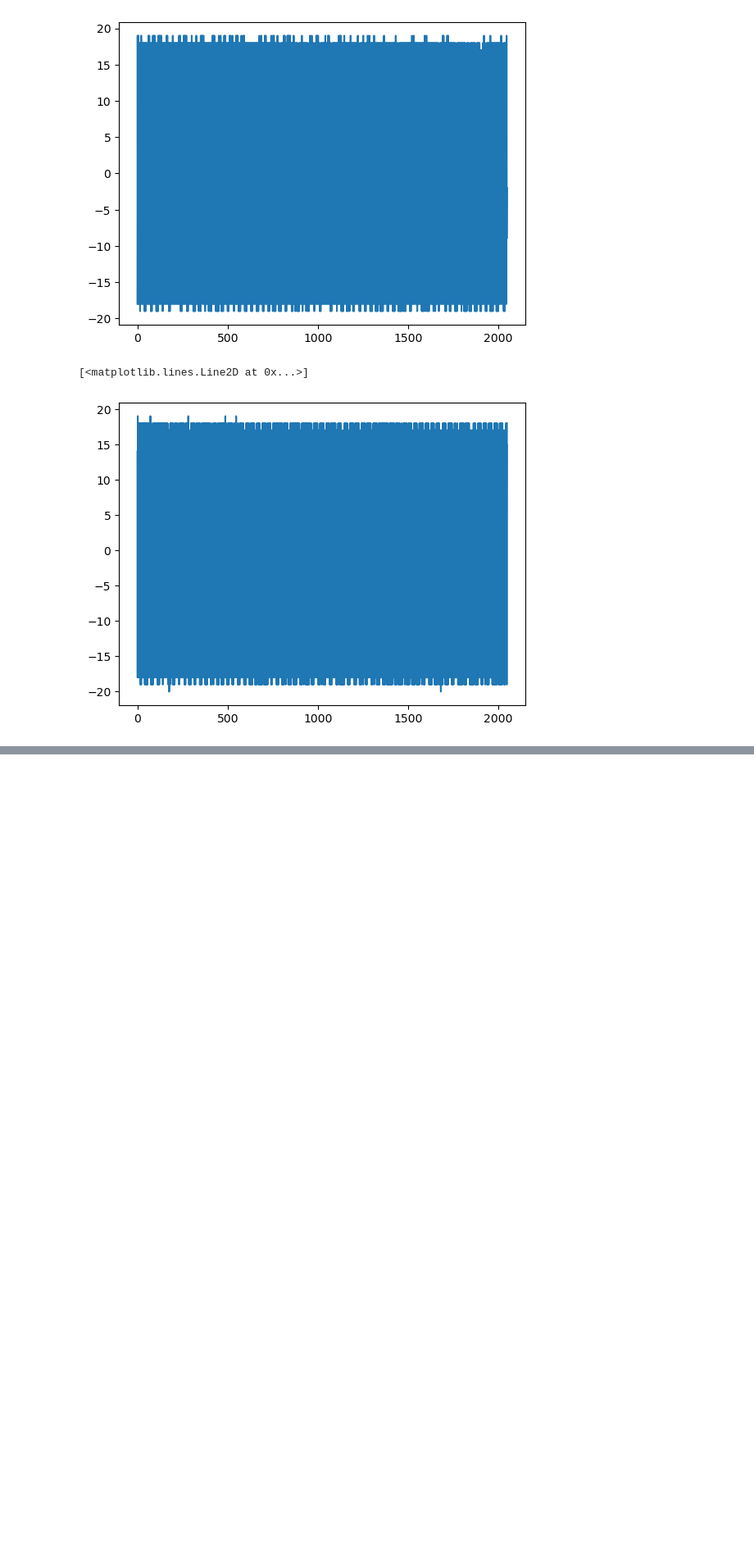
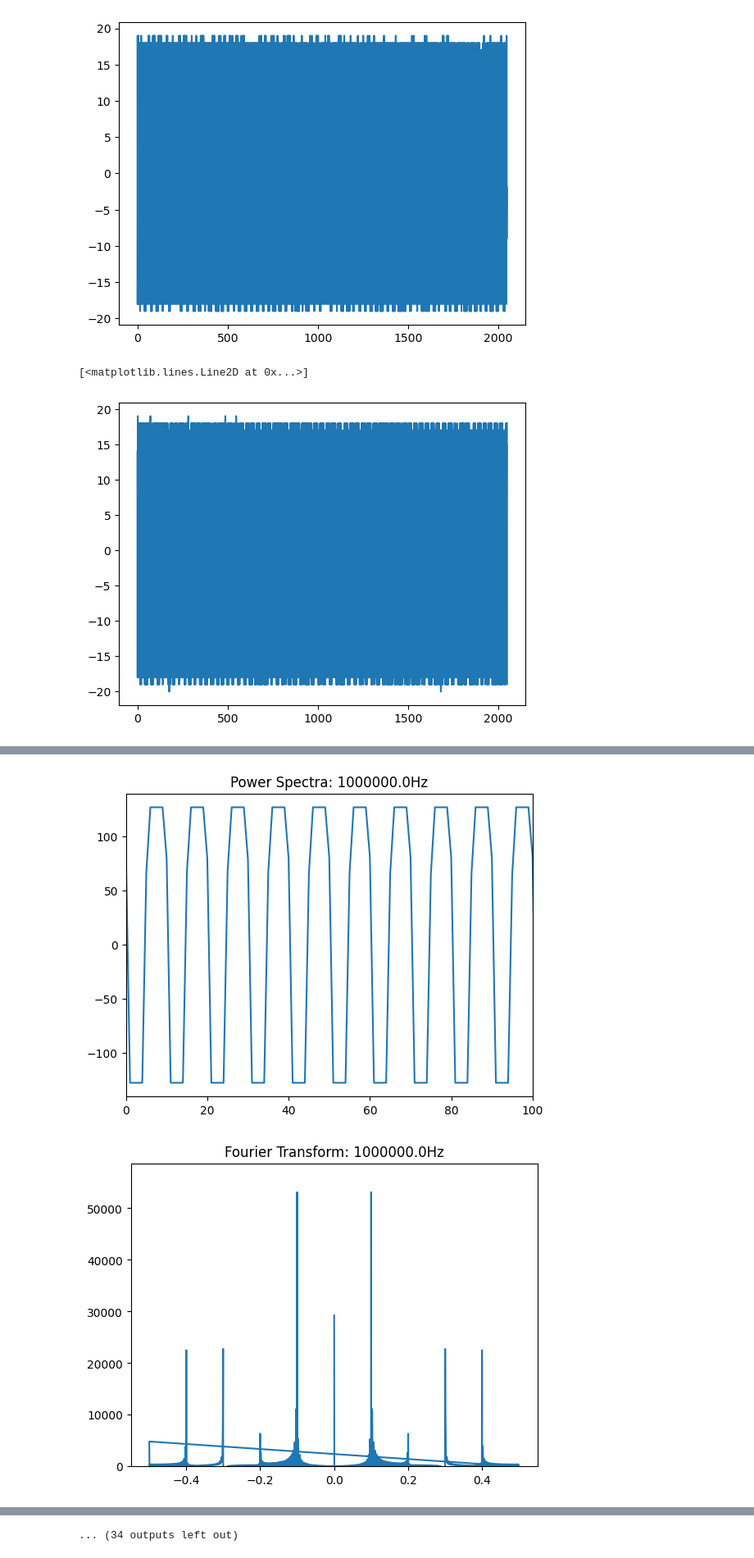
Before and after one commit to pronav5000/astro121lab1, a Jupyter notebook: lab1notebook.ipynb, the cells around one changed output, grey strips where cells are left out. Shown at 82% size. Saved outputs shown, nothing was run; the diff lists cells and outputs as text; code cells hidden in the pictures; blank space fills up the shorter version.

```diff
--- a/lab1notebook.ipynb
+++ b/lab1notebook.ipynb
@@ -7,5 +7,5 @@ mhz_data = np.load('1000000.0_sdr_data.npz')
 # %%
-test_data = np.load('1200000.0_sdr_data.npz')
+test_data = np.load('sdr_data/1200000.0_sdr_data.npz')
 plt.plot(test_data['arr_0'][0])
 ax = plt.gca()
 ax.set_xlim([0, 100])
@@ -50,0 +94,19 @@ plt.plot(mhz_data['arr_0'][1])
+# %%
+SAMPLE_RATES = np.arange(1e6, 3.3e6, 1e5)
+for SAMPLE_RATE in SAMPLE_RATES:
+    fr_data = np.load(f"sdr_data/{SAMPLE_RATE}_sdr_fr_data.npz")
+    plt.plot(fr_data['arr_0'][0])
+    ax = plt.gca()
+    ax.set_xlim([0, 100])
+    plt.title(f"Power Spectra: {SAMPLE_RATE}Hz")
+    plt.show()
+    fft_transform = np.fft.fft(fr_data['arr_0'][0])
+    freq = np.fft.fftfreq(2048, 1/(SAMPLE_RATE/1e6))
+    plt.plot(freq, fft_transform.real)
+    ax = plt.gca()
+    ax.set_ylim(0)
+    plt.title(f"Fourier Transform: {SAMPLE_RATE}Hz")
+    plt.show()
+# %% [output]
+[figure, added]
+[figure, added]
@@ -50,0 +123 @@ plt.plot(mhz_data['arr_0'][1])
+... (34 outputs left out)
```
Also changed, not shown: parts of 7 cells of this notebook.
